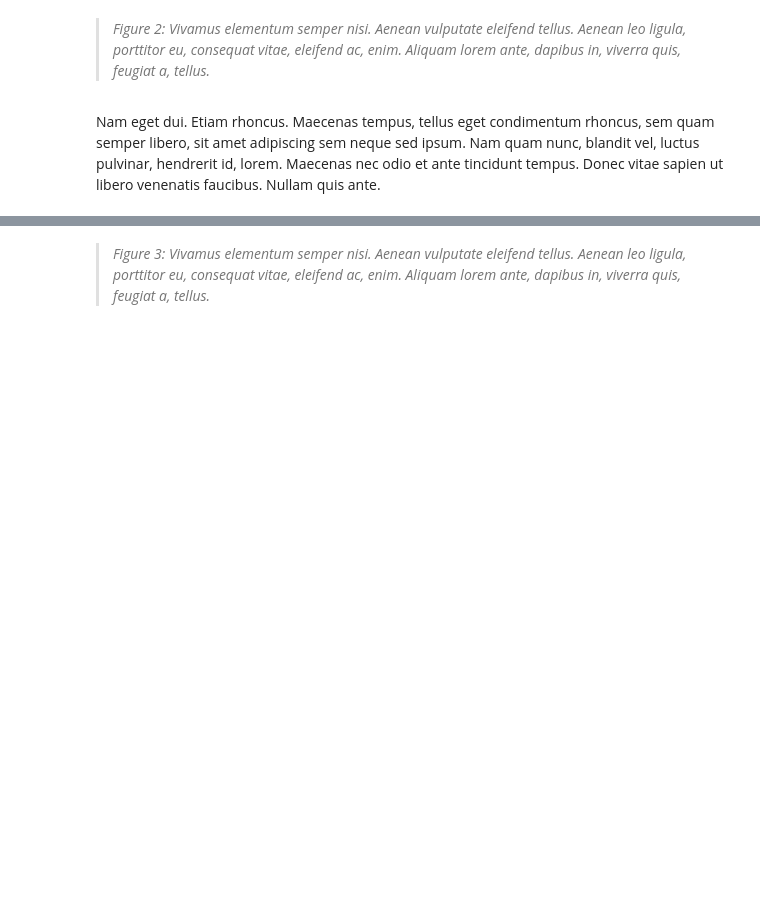
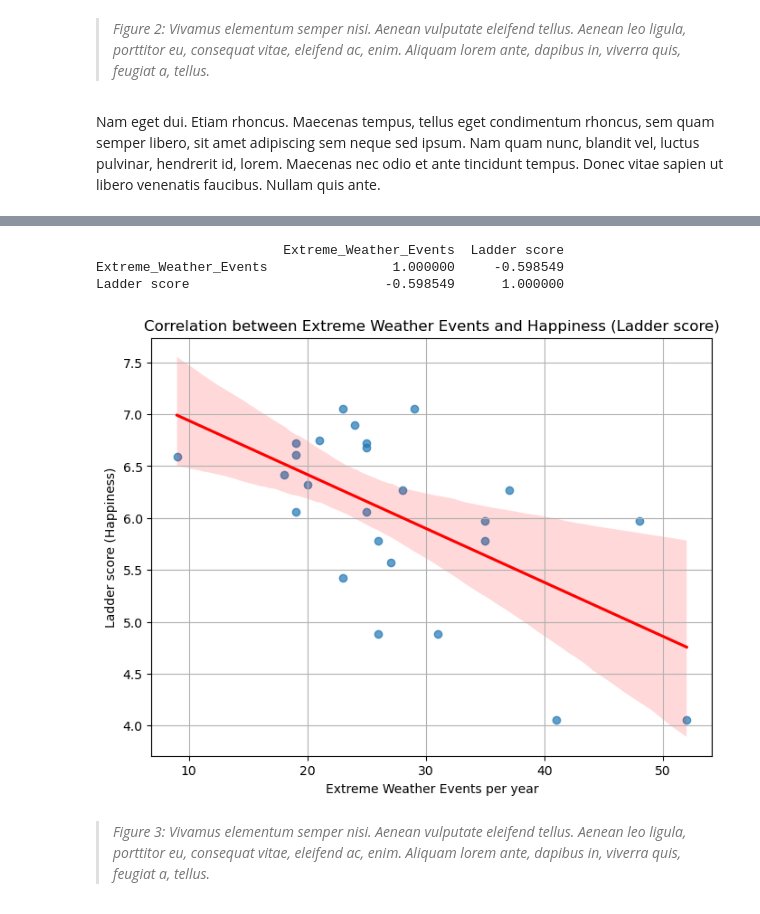
Before and after one commit to Mythsofmagic/Information_Visualization_2025, a Jupyter notebook: docs/main file eindopdracht.ipynb, the cells around one changed output, grey strips where cells are left out. Drawn from its saved outputs; the diff is of its cells as text; code cells hidden in the pictures; blank space fills up the shorter version.

```diff
--- a/docs/main file eindopdracht.ipynb
+++ b/docs/main file eindopdracht.ipynb
@@ -402,3 +406,33 @@ It va esser tam simplic quam Occidental in fact, it va esser Occidental. A un An
+# %%
+# Verwijder rijen met ontbrekende waarden in de relevante kolommen
+df_corr = df123[['Extreme_Weather_Events', 'Ladder score']].dropna()
+
+# Correlatiecoëfficiënt berekenen (Pearson)
+correlation = df_corr.corr(method='pearson')
+print(correlation)
+# %% [output]
+                        Extreme_Weather_Events  Ladder score
+Extreme_Weather_Events                1.000000     -0.598549
+Ladder score                         -0.598549      1.000000
+# %%
+import seaborn as sns
+import matplotlib.pyplot as plt
+
+plt.figure(figsize=(8,6))
+sns.regplot(
+    data=df_corr,
+    x='Extreme_Weather_Events',
+    y='Ladder score',
+    scatter_kws={'alpha':0.7},
+    line_kws={"color":"red"}
+)
+plt.title('Correlation between Extreme Weather Events and Happiness (Ladder score)')
+plt.xlabel('Extreme Weather Events per year')
+plt.ylabel('Ladder score (Happiness)')
+plt.grid(True)
+plt.show()
+# %% [output]
+[figure, added]
 # %%
 import plotly.graph_objects as go
 import pandas as pd
```
Also changed, not shown: parts of 2 cells of this notebook.
